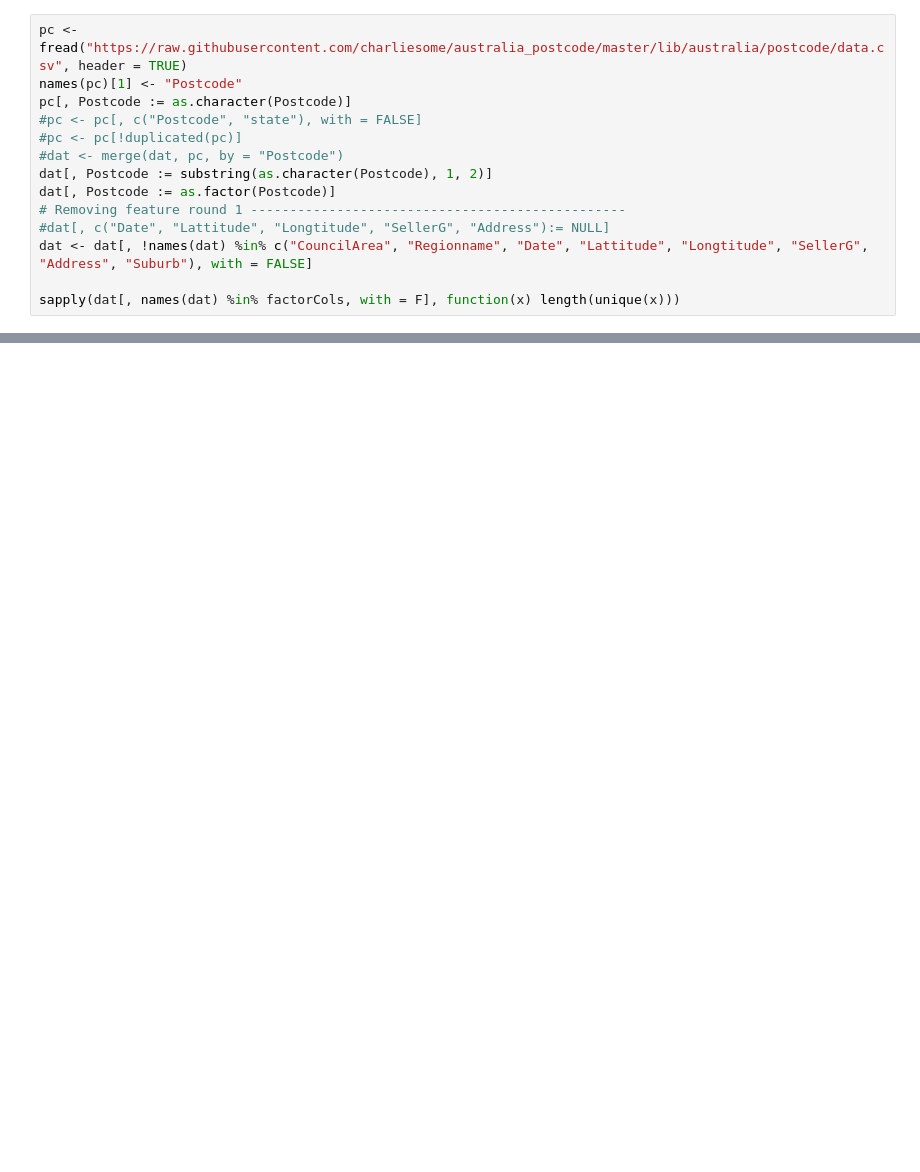
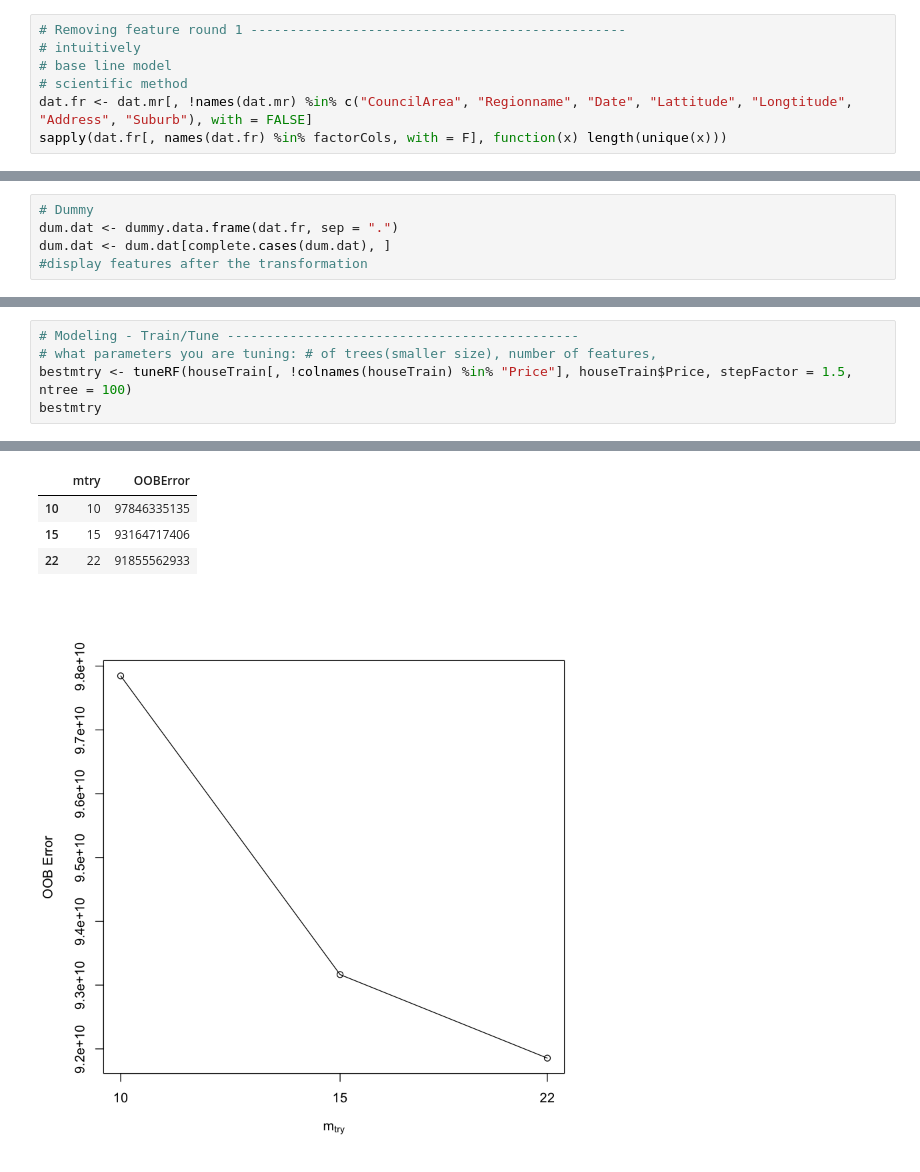
Before and after one commit to ml4713/testrepo, a Jupyter notebook: housing_project/housing project.ipynb, the cells around one changed output, grey strips where cells are left out. Cells and saved outputs as stored; diff of their text form; blank space fills up the shorter version.

```diff
--- a/housing_project/housing project.ipynb
+++ b/housing_project/housing project.ipynb
@@ -145,15 +135,8 @@ ggplot(dat, aes(x = Price)) +
 # %%
-pc <- fread("https://raw.githubusercontent.com/charliesome/australia_postcode/master/lib/australia/postcode/data.csv", header = TRUE)
-names(pc)[1] <- "Postcode"
-pc[, Postcode := as.character(Postcode)]
-#pc <- pc[, c("Postcode", "state"), with = FALSE]
-#pc <- pc[!duplicated(pc)]
-#dat <- merge(dat, pc, by = "Postcode")
-dat[, Postcode := substring(as.character(Postcode), 1, 2)]
-dat[, Postcode := as.factor(Postcode)]
 # Removing feature round 1 ------------------------------------------------
-#dat[, c("Date", "Lattitude", "Longtitude", "SellerG", "Address"):= NULL]
-dat <- dat[, !names(dat) %in% c("CouncilArea", "Regionname", "Date", "Lattitude", "Longtitude", "SellerG", "Address", "Suburb"), with = FALSE]
-
-sapply(dat[, names(dat) %in% factorCols, with = F], function(x) length(unique(x)))
+# intuitively
+# base line model
+# scientific method
+dat.fr <- dat.mr[, !names(dat.mr) %in% c("CouncilArea", "Regionname", "Date", "Lattitude", "Longtitude", "Address", "Suburb"), with = FALSE]
+sapply(dat.fr[, names(dat.fr) %in% factorCols, with = F], function(x) length(unique(x)))
 # %% [output]
@@ -162 +164,6 @@ sapply(dat[, names(dat) %in% factorCols, with = F], function(x) length(unique(x)
+# %%
+# Dummy
+dum.dat <- dummy.data.frame(dat.fr, sep = ".")
+dum.dat <- dum.dat[complete.cases(dum.dat), ]
+#display features after the transformation
 # %%
@@ -190,0 +181,6 @@ print(bestmtry)
+# %%
+# Modeling - Train/Tune ---------------------------------------------
+# what parameters you are tuning: # of trees(smaller size), number of features,
+bestmtry <- tuneRF(houseTrain[, !colnames(houseTrain) %in% "Price"], houseTrain$Price, stepFactor = 1.5, ntree = 100)
+bestmtry
+# %% [output]
@@ -190,0 +194,5 @@ print(bestmtry)
+|  | mtry | OOBError |
+| 10 | 10 | 97846335135 |
+| 15 | 15 | 93164717406 |
+| 22 | 22 | 91855562933 |
+[figure, added]
```
Also changed, not shown: parts of 17 cells of this notebook, 2 other files.
